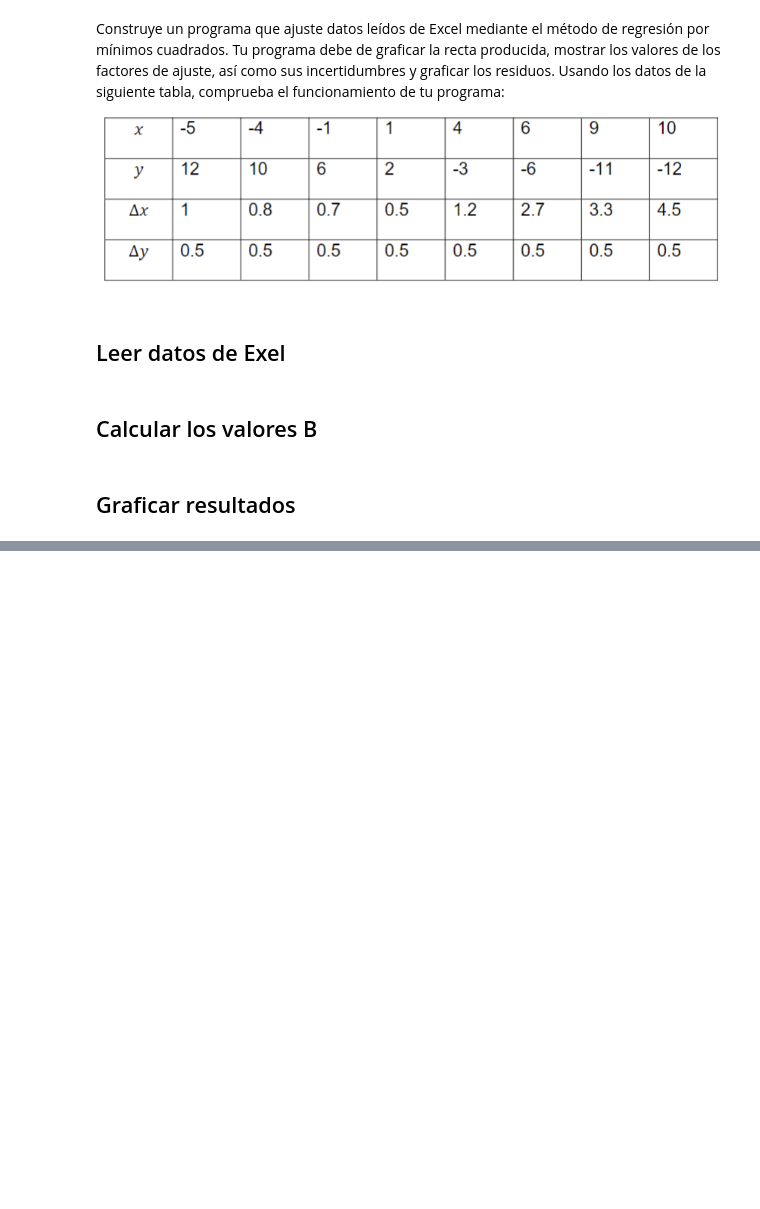
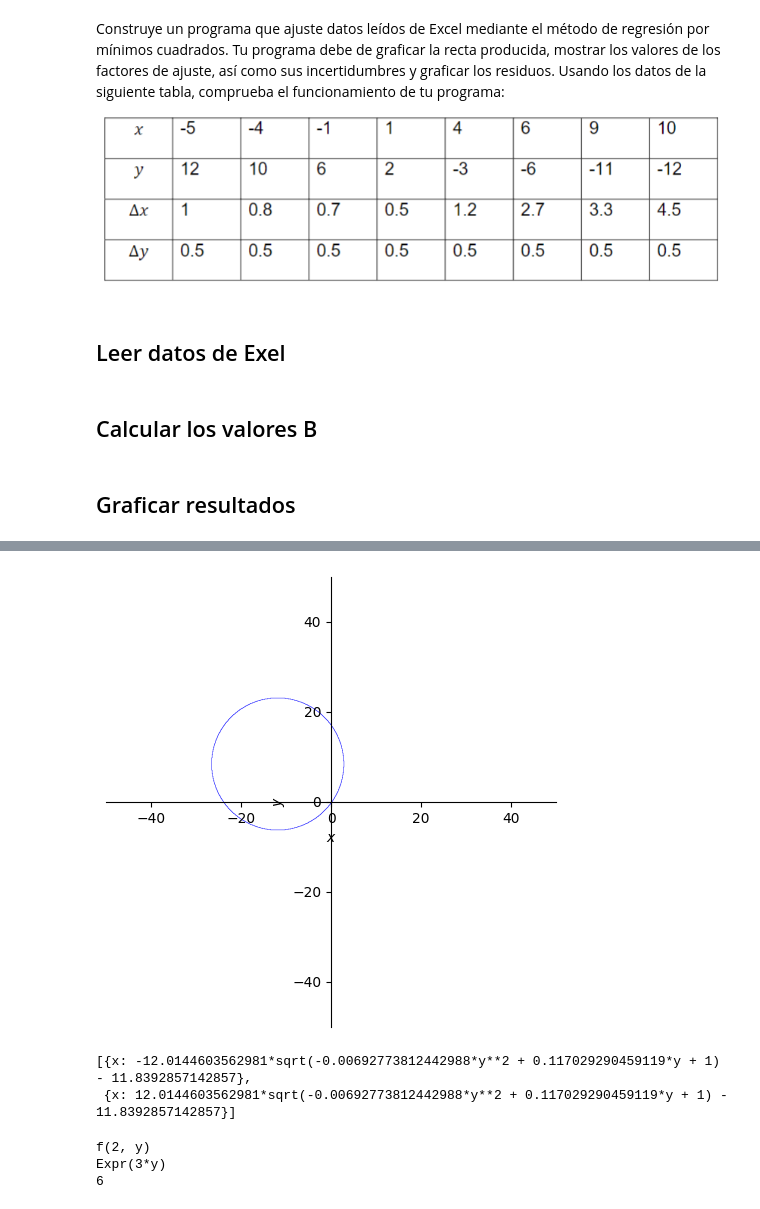
Before and after one commit to Jose-AE/F1014B, a Jupyter notebook: T1/T1.ipynb, the cells around one changed output, grey strips where cells are left out. Cells and saved outputs as stored; diff of their text form; code cells hidden in the pictures; blank space fills up the shorter version.

```diff
--- a/T1/T1.ipynb
+++ b/T1/T1.ipynb
@@ -334,0 +346,60 @@ fig.show()
+# %%
+x_vals = np.array([0, 0.5, 1, 1.5, 2, 2.5, 3])
+y_vals = np.array([0, 0.25, 1, 2.25, 4, 6.25, 9])
+
+x = sp.Symbol("x")
+y = sp.Symbol("y")
+
+
+m = np.ones((len(x_vals), 3))
+m[:, 0] = x_vals
+m[:, 1] = y_vals
+
+q = x_vals**2 + y_vals**2
+
+
+p = np.matmul(
+    np.linalg.inv(np.matmul(np.transpose(m), m)), np.matmul(np.transpose(m), q)
+)
+
+
+a = p[0] / 2
+b = p[1] / 2
+r = np.sqrt(p[2] + ((p[0] ** 2) / 4) + ((p[1] ** 2) / 4))
+
+
+f = (x - a) ** 2 + (y - b) ** 2 - r**2
+
+
+plot = sp.plot_implicit(
+    sp.Eq((x - a) ** 2 + (y - b) ** 2, r**2),
+    (x, -50, 50),
+    (y, -50, 50),
+    aspect_ratio=(1, 1),
+)
+sp.solve(f)
+# %% [output]
+[figure, added]
+[{x: -12.0144603562981*sqrt(-0.00692773812442988*y**2 + 0.117029290459119*y + 1) - 11.8392857142857},
+ {x: 12.0144603562981*sqrt(-0.00692773812442988*y**2 + 0.117029290459119*y + 1) - 11.8392857142857}]
+# %%
+import sympy as sp
+
+x, y = sp.symbols("x y")
+
+# function
+f = sp.symbols("f", cls=sp.Function)
+f_eval = f(x, y)
+print(f_eval.subs(x, 2))
+
+# expression
+expr = sp.Expr(x * y)
+print(expr.subs(x, 3))
+
+# lambdify
+f = sp.lambdify(args=[x, y], expr=x * y)
+print(f(2, 3))
+# %% [output]
+f(2, y)
+Expr(3*y)
+6
```
Also changed, not shown: parts of 9 cells of this notebook, 2 other files.
